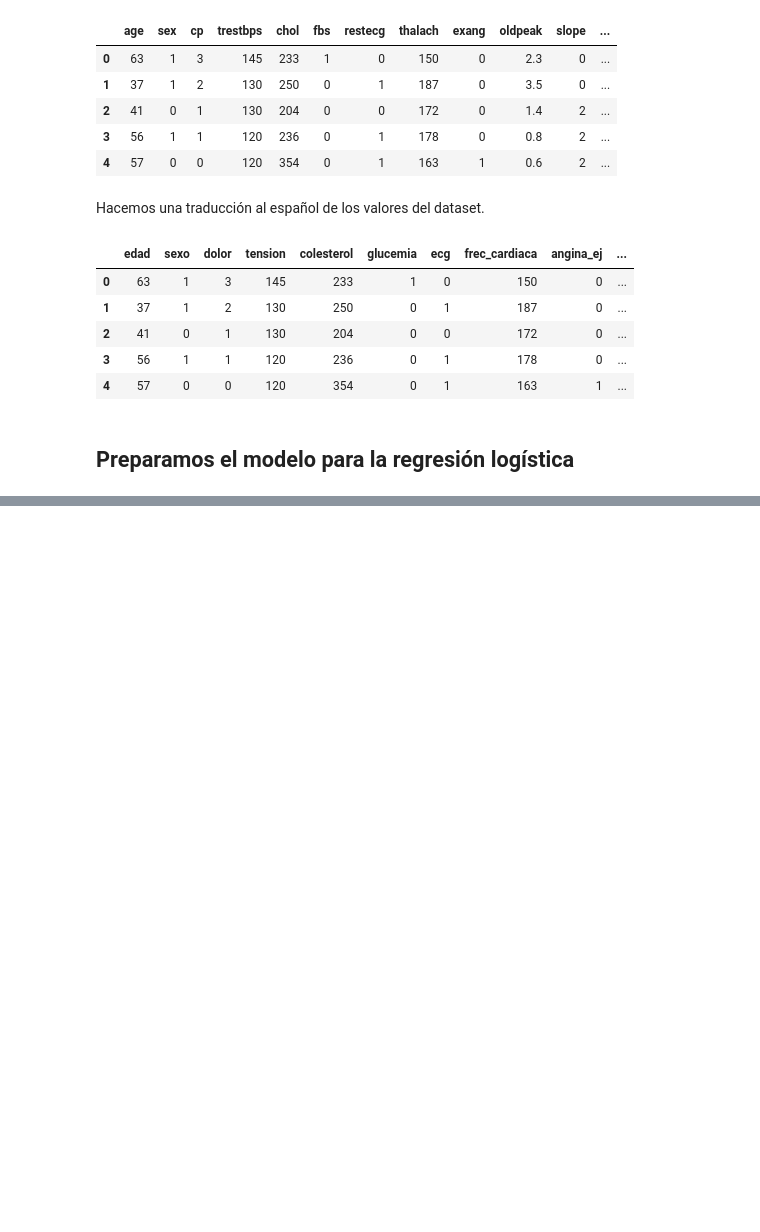
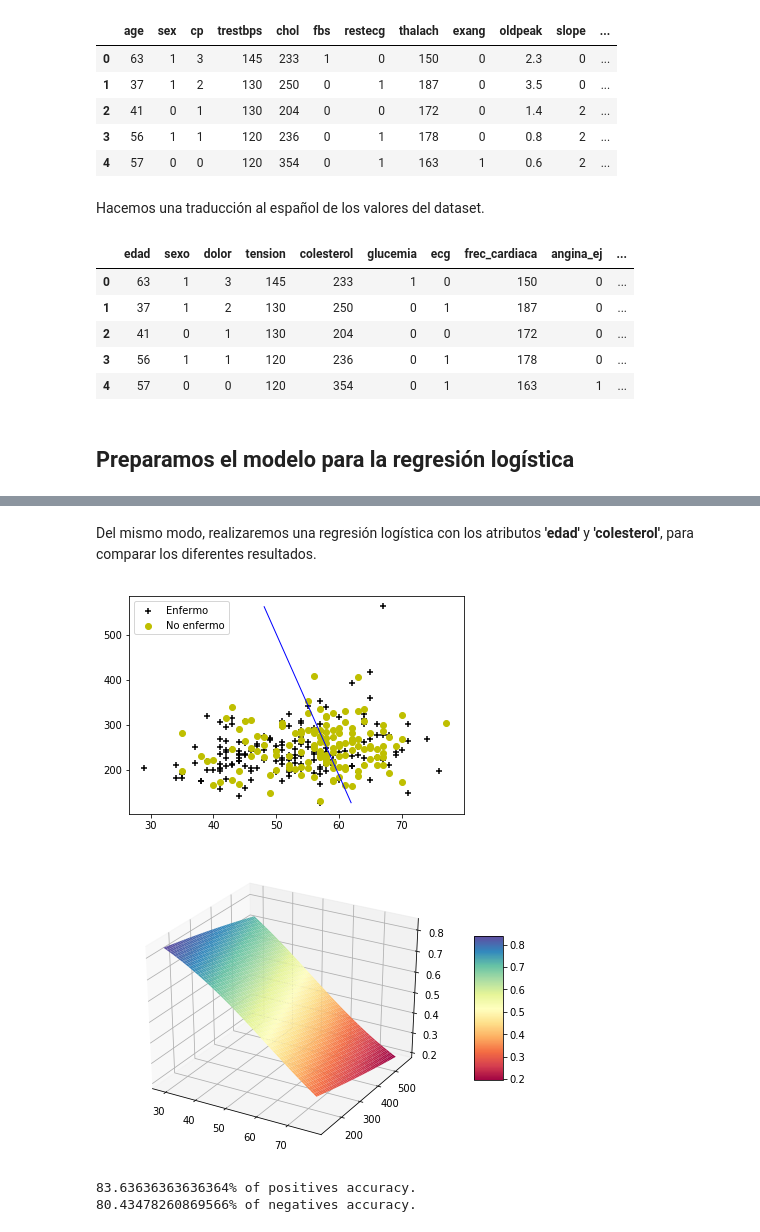
Before and after one commit to nestcmartin/Machine-Learning, a Jupyter notebook: pf/Logistic Regression.ipynb, the cells around one changed output, grey strips where cells are left out. Cells and saved outputs as stored; diff of their text form; code cells hidden in the pictures; blank space fills up the shorter version.

```diff
--- a/pf/Logistic Regression.ipynb
+++ b/pf/Logistic Regression.ipynb
@@ -164,0 +165,9 @@ LogisticRegression(C='enfermedad', class_weight=None, dual='edad',
+# %% [markdown]
+Del mismo modo, realizaremos una regresión logística con los atributos **'edad'** y **'colesterol'**, para comparar los diferentes resultados.
+# %%
+LogisticRegresion(dt, 'edad', 'colesterol', y)
+# %% [output]
+[figure, added]
+[figure, added]
+83.63636363636364% of positives accuracy.
+80.43478260869566% of negatives accuracy.
```
Also changed, not shown: parts of 14 cells of this notebook, 1 other file.
